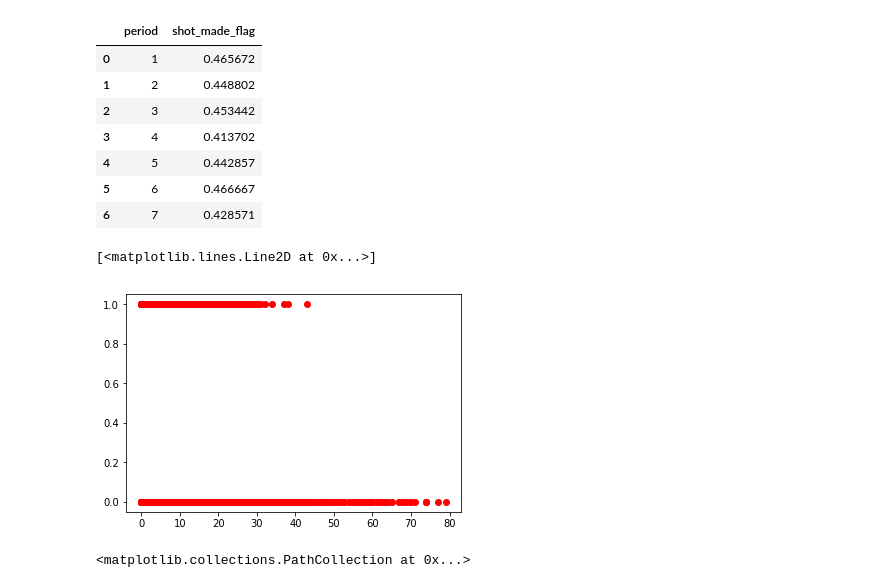
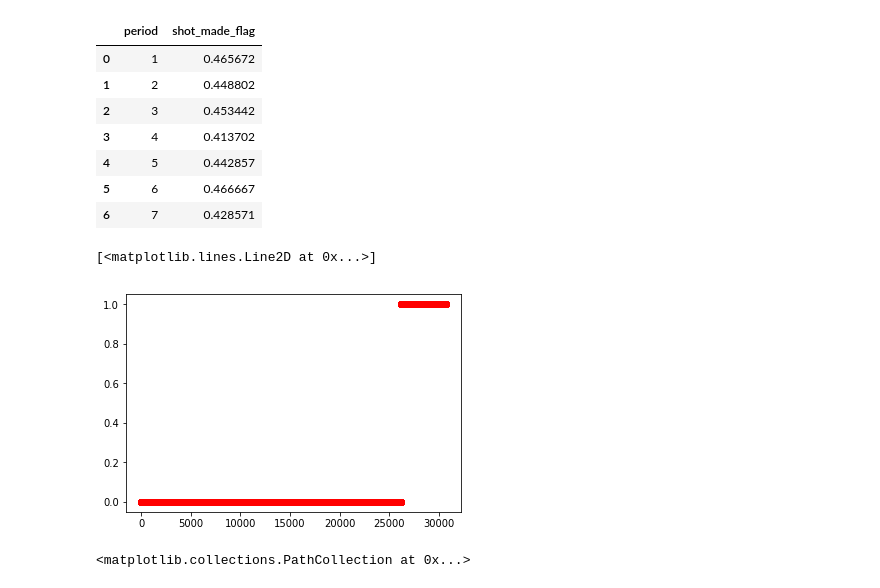
Before and after one commit to panguit/k1, a Jupyter notebook: basket_main.ipynb, the cells around one changed output. Drawn from its saved outputs; the diff is of its cells as text; code cells hidden in the pictures.

```diff
--- a/basket_main.ipynb
+++ b/basket_main.ipynb
@@ -61,10 +60,10 @@ cdata.groupby('period',as_index=False).agg({"shot_made_flag":"mean"})
 | 6 | 7 | 0.428571 |
 # %%
 #ANALYSIS BY QUAND VAR
-plt.plot(cdata['shot_distance'],cdata['shot_made_flag'],'ro')
+plt.plot(cdata['playoffs'],'ro')
 # %% [output]
 [<matplotlib.lines.Line2D at 0x...>]
-[figure, old version]
+[figure, new version]
 # %%
 #SHOT LOCATION
 c=np.where(cdata['shot_made_flag']==1,"red", "#2980b9")
```
Also changed, not shown: parts of 22 cells of this notebook.
